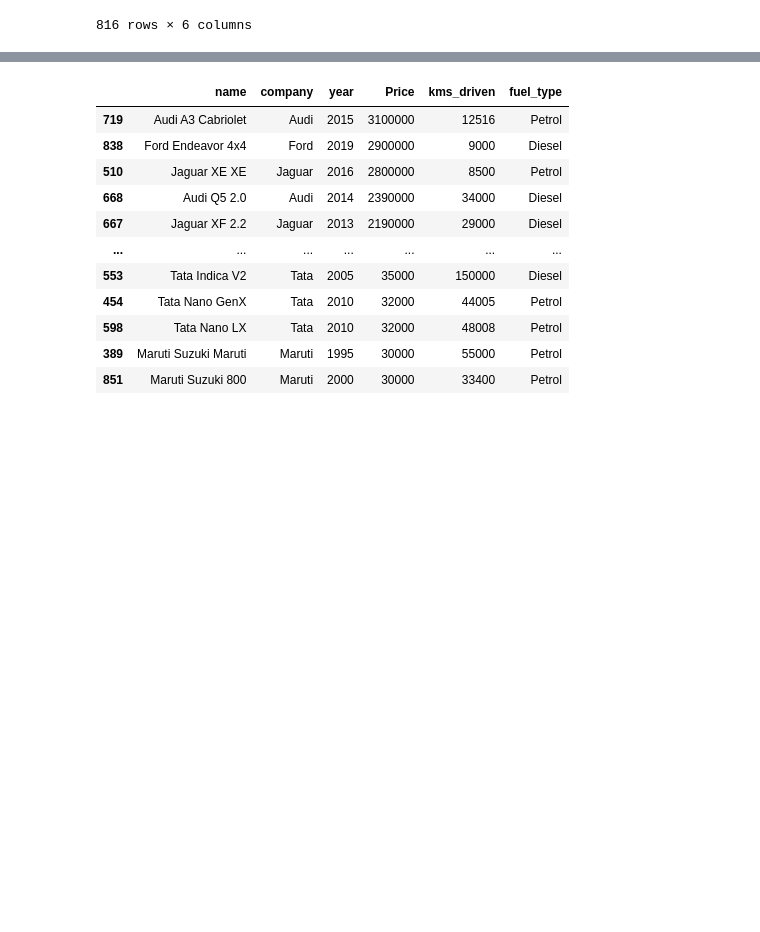
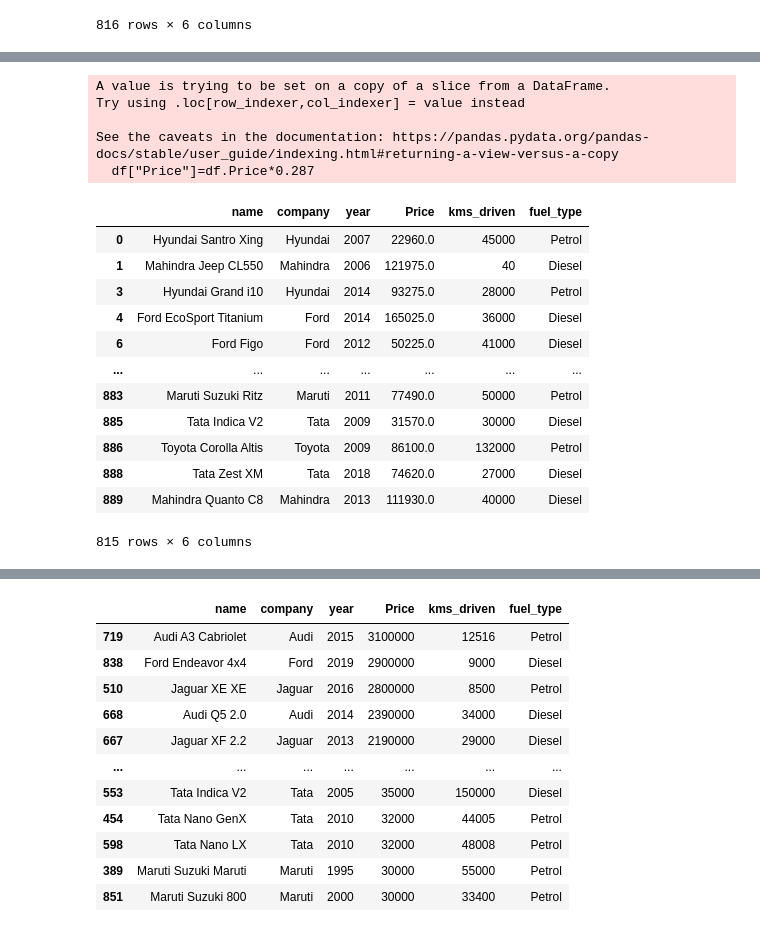
Before and after one commit to alizcn/ML_Car_Predict, a Jupyter notebook: car_analyst.ipynb, the cells around one changed output, grey strips where cells are left out. Cells and saved outputs as stored; diff of their text form; code cells hidden in the pictures; blank space fills up the shorter version.

```diff
--- a/car_analyst.ipynb
+++ b/car_analyst.ipynb
@@ -192,0 +208,24 @@ df=df[df["Price"]<=3100000]
+# %%
+df["Price"]=df.Price*0.287
+# %% [output]
+A value is trying to be set on a copy of a slice from a DataFrame.
+Try using .loc[row_indexer,col_indexer] = value instead
+
+See the caveats in the documentation: https://pandas.pydata.org/pandas-docs/stable/user_guide/indexing.html#returning-a-view-versus-a-copy
+  df["Price"]=df.Price*0.287
+# %%
+df
+# %% [output]
+|  | name | company | year | Price | kms_driven | fuel_type |
+| 0 | Hyundai Santro Xing | Hyundai | 2007 | 22960.0 | 45000 | Petrol |
+| 1 | Mahindra Jeep CL550 | Mahindra | 2006 | 121975.0 | 40 | Diesel |
+| 3 | Hyundai Grand i10 | Hyundai | 2014 | 93275.0 | 28000 | Petrol |
+| 4 | Ford EcoSport Titanium | Ford | 2014 | 165025.0 | 36000 | Diesel |
+| 6 | Ford Figo | Ford | 2012 | 50225.0 | 41000 | Diesel |
+| ... | ... | ... | ... | ... | ... | ... |
+| 883 | Maruti Suzuki Ritz | Maruti | 2011 | 77490.0 | 50000 | Petrol |
+| 885 | Tata Indica V2 | Tata | 2009 | 31570.0 | 30000 | Diesel |
+| 886 | Toyota Corolla Altis | Toyota | 2009 | 86100.0 | 132000 | Petrol |
+| 888 | Tata Zest XM | Tata | 2018 | 74620.0 | 27000 | Diesel |
+| 889 | Mahindra Quanto C8 | Mahindra | 2013 | 111930.0 | 40000 | Diesel |
+815 rows × 6 columns
```
Also changed, not shown: parts of 2 cells of this notebook, 3 other files.
